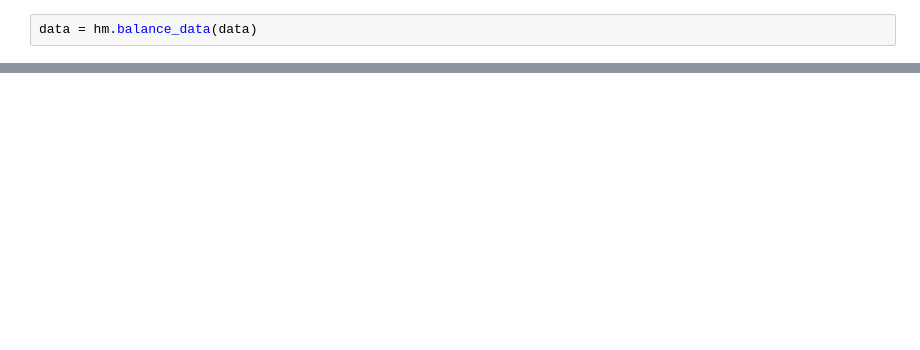
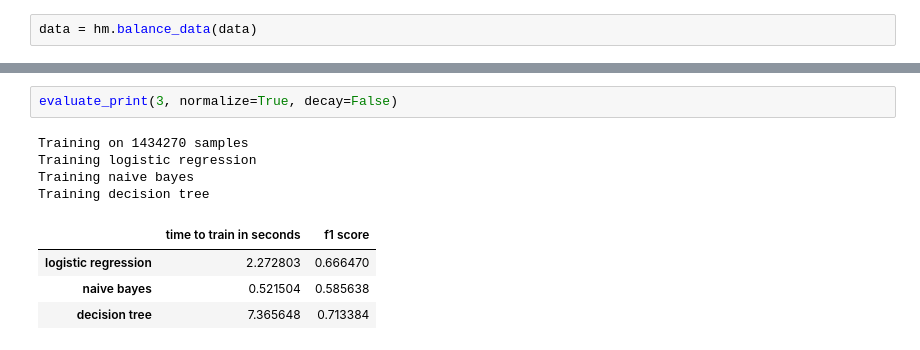
Before and after one commit to chuckeles/tweet-prediction, a Jupyter notebook: notebooks/Performance comparison.ipynb, the cells around one changed output, grey strips where cells are left out. Drawn from its saved outputs; the diff is of its cells as text; blank space fills up the shorter version.

```diff
--- a/notebooks/Performance comparison.ipynb
+++ b/notebooks/Performance comparison.ipynb
@@ -199,0 +141,11 @@ Both logistic regression and decision tree prefer features from weeks 30, 31, an
+# %%
+evaluate_print(3, normalize=True, decay=False)
+# %% [output]
+Training on 1434270 samples
+Training logistic regression
+Training naive bayes
+Training decision tree
+|  | time to train in seconds | f1 score |
+| logistic regression | 2.272803 | 0.666470 |
+| naive bayes | 0.521504 | 0.585638 |
+| decision tree | 7.365648 | 0.713384 |
```
Also changed, not shown: parts of 49 cells of this notebook, 3 other files.
